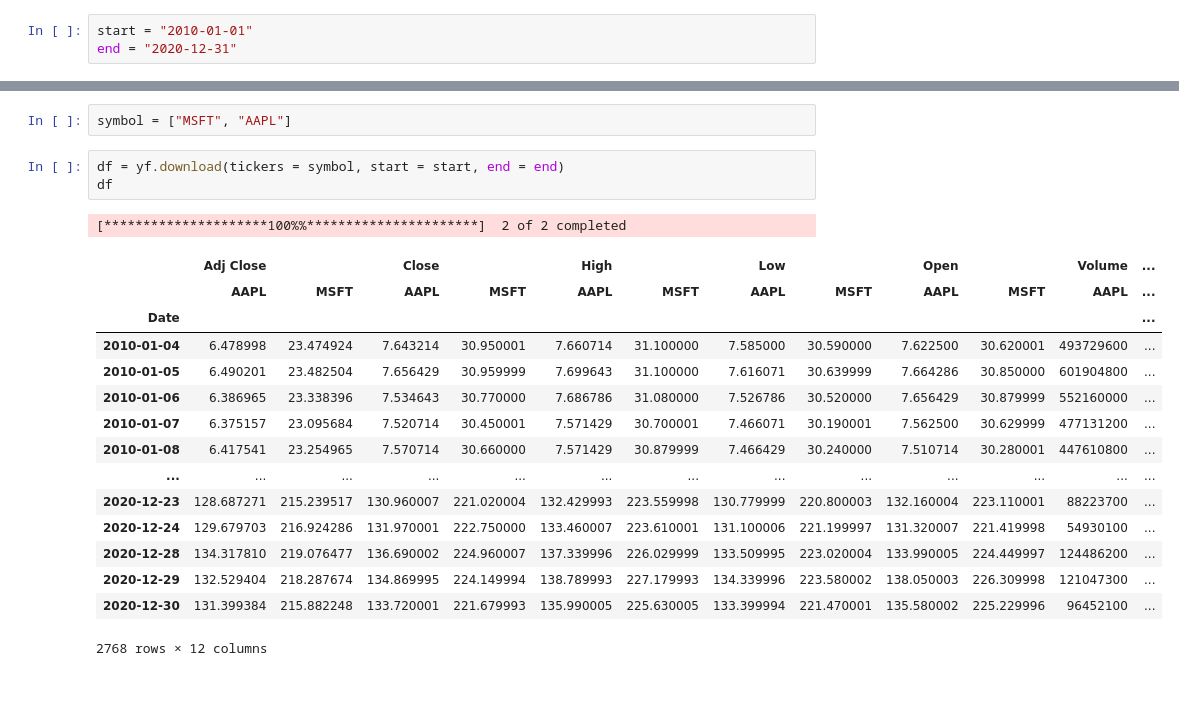
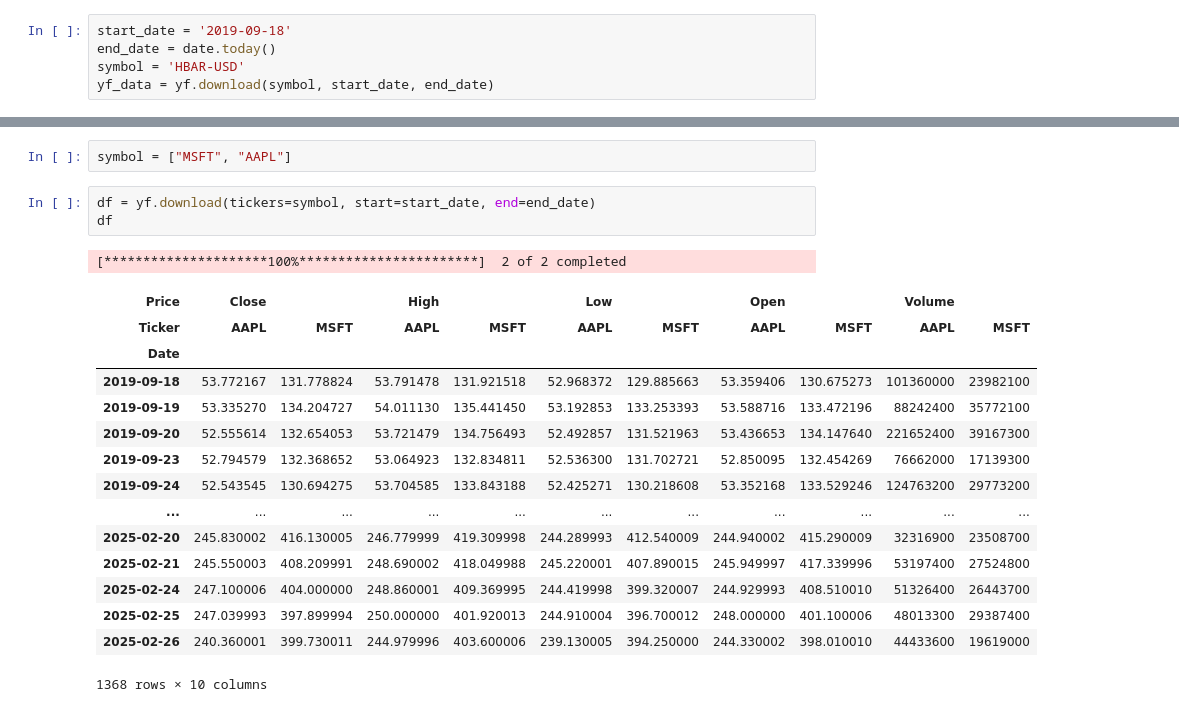
Before and after one commit to davidsprieto/python-ta-for-at, a Jupyter notebook: ta-introduction.ipynb, the cells around one changed output, grey strips where cells are left out. Cells and saved outputs as stored; diff of their text form.

```diff
--- a/ta-introduction.ipynb
+++ b/ta-introduction.ipynb
@@ -7,3 +15,5 @@ import yfinance as yf
 # %%
-start = "2010-01-01"
-end = "2020-12-31"
+start_date = '2019-09-18'
+end_date = date.today()
+symbol = 'HBAR-USD'
+yf_data = yf.download(symbol, start_date, end_date)
@@ -47,23 +58,23 @@ memory usage: 151.4 KB
 # %%
 symbol = ["MSFT", "AAPL"]
 # %%
-df = yf.download(tickers = symbol, start = start, end = end)
+df = yf.download(tickers=symbol, start=start_date, end=end_date)
 df
 # %% [output]
-[*********************100%%**********************]  2 of 2 completed
+[*********************100%***********************]  2 of 2 completed
-|  | Adj Close |  | Close |  | High |  | Low |  | Open |  | Volume | ... |
-|  | AAPL | MSFT | AAPL | MSFT | AAPL | MSFT | AAPL | MSFT | AAPL | MSFT | AAPL | ... |
-| Date |  |  |  |  |  |  |  |  |  |  |  | ... |
-| 2010-01-04 | 6.478998 | 23.474924 | 7.643214 | 30.950001 | 7.660714 | 31.100000 | 7.585000 | 30.590000 | 7.622500 | 30.620001 | 493729600 | ... |
-| 2010-01-05 | 6.490201 | 23.482504 | 7.656429 | 30.959999 | 7.699643 | 31.100000 | 7.616071 | 30.639999 | 7.664286 | 30.850000 | 601904800 | ... |
-| 2010-01-06 | 6.386965 | 23.338396 | 7.534643 | 30.770000 | 7.686786 | 31.080000 | 7.526786 | 30.520000 | 7.656429 | 30.879999 | 552160000 | ... |
-| 2010-01-07 | 6.375157 | 23.095684 | 7.520714 | 30.450001 | 7.571429 | 30.700001 | 7.466071 | 30.190001 | 7.562500 | 30.629999 | 477131200 | ... |
-| 2010-01-08 | 6.417541 | 23.254965 | 7.570714 | 30.660000 | 7.571429 | 30.879999 | 7.466429 | 30.240000 | 7.510714 | 30.280001 | 447610800 | ... |
-| ... | ... | ... | ... | ... | ... | ... | ... | ... | ... | ... | ... | ... |
-| 2020-12-23 | 128.687271 | 215.239517 | 130.960007 | 221.020004 | 132.429993 | 223.559998 | 130.779999 | 220.800003 | 132.160004 | 223.110001 | 88223700 | ... |
-| 2020-12-24 | 129.679703 | 216.924286 | 131.970001 | 222.750000 | 133.460007 | 223.610001 | 131.100006 | 221.199997 | 131.320007 | 221.419998 | 54930100 | ... |
-| 2020-12-28 | 134.317810 | 219.076477 | 136.690002 | 224.960007 | 137.339996 | 226.029999 | 133.509995 | 223.020004 | 133.990005 | 224.449997 | 124486200 | ... |
-| 2020-12-29 | 132.529404 | 218.287674 | 134.869995 | 224.149994 | 138.789993 | 227.179993 | 134.339996 | 223.580002 | 138.050003 | 226.309998 | 121047300 | ... |
-| 2020-12-30 | 131.399384 | 215.882248 | 133.720001 | 221.679993 | 135.990005 | 225.630005 | 133.399994 | 221.470001 | 135.580002 | 225.229996 | 96452100 | ... |
+| Price | Close |  | High |  | Low |  | Open |  | Volume |  |
+| Ticker | AAPL | MSFT | AAPL | MSFT | AAPL | MSFT | AAPL | MSFT | AAPL | MSFT |
+| Date |  |  |  |  |  |  |  |  |  |  |
+| 2019-09-18 | 53.772167 | 131.778824 | 53.791478 | 131.921518 | 52.968372 | 129.885663 | 53.359406 | 130.675273 | 101360000 | 23982100 |
+| 2019-09-19 | 53.335270 | 134.204727 | 54.011130 | 135.441450 | 53.192853 | 133.253393 | 53.588716 | 133.472196 | 88242400 | 35772100 |
+| 2019-09-20 | 52.555614 | 132.654053 | 53.721479 | 134.756493 | 52.492857 | 131.521963 | 53.436653 | 134.147640 | 221652400 | 39167300 |
+| 2019-09-23 | 52.794579 | 132.368652 | 53.064923 | 132.834811 | 52.536300 | 131.702721 | 52.850095 | 132.454269 | 76662000 | 17139300 |
+| 2019-09-24 | 52.543545 | 130.694275 | 53.704585 | 133.843188 | 52.425271 | 130.218608 | 53.352168 | 133.529246 | 124763200 | 29773200 |
+| ... | ... | ... | ... | ... | ... | ... | ... | ... | ... | ... |
+| 2025-02-20 | 245.830002 | 416.130005 | 246.779999 | 419.309998 | 244.289993 | 412.540009 | 244.940002 | 415.290009 | 32316900 | 23508700 |
+| 2025-02-21 | 245.550003 | 408.209991 | 248.690002 | 418.049988 | 245.220001 | 407.890015 | 245.949997 | 417.339996 | 53197400 | 27524800 |
+| 2025-02-24 | 247.100006 | 404.000000 | 248.860001 | 409.369995 | 244.419998 | 399.320007 | 244.929993 | 408.510010 | 51326400 | 26443700 |
+| 2025-02-25 | 247.039993 | 397.899994 | 250.000000 | 401.920013 | 244.910004 | 396.700012 | 248.000000 | 401.100006 | 48013300 | 29387400 |
+| 2025-02-26 | 240.360001 | 399.730011 | 244.979996 | 403.600006 | 239.130005 | 394.250000 | 244.330002 | 398.010010 | 44433600 | 19619000 |
-2768 rows × 12 columns
+1368 rows × 10 columns
 # %%
```
Also changed, not shown: parts of 12 cells of this notebook, 1 other file.
